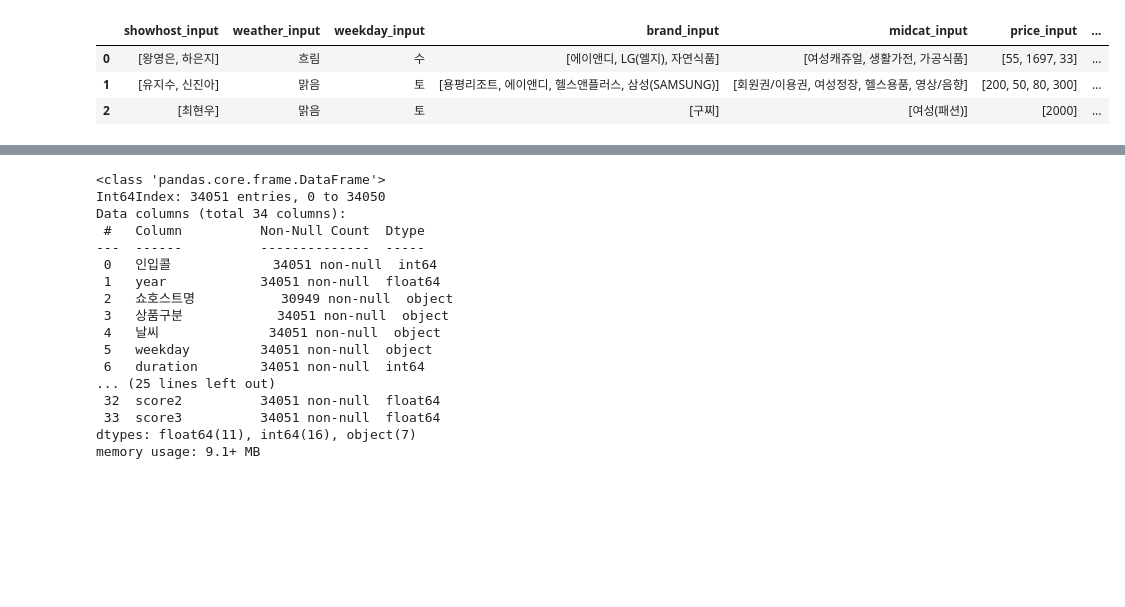
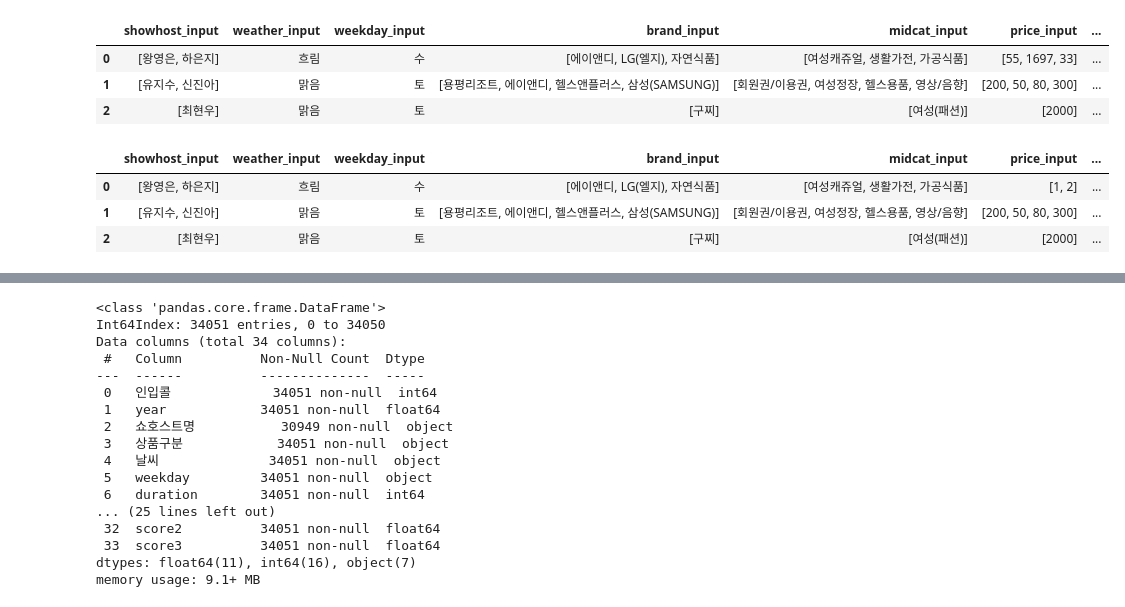
Before and after one commit to beomso0/predict_call, a Jupyter notebook: sh_preprocess/make_preprocess.ipynb, the cells around one changed output, grey strips where cells are left out. Drawn from its saved outputs; the diff is of its cells as text; code cells hidden in the pictures; blank space fills up the shorter version.

```diff
--- a/sh_preprocess/make_preprocess.ipynb
+++ b/sh_preprocess/make_preprocess.ipynb
@@ -85,0 +21,9 @@ def process_input(df):
+# %%
+test_df.at[0,'price_input'] = [1,2]
+# %%
+test_df
+# %% [output]
+|  | showhost_input | weather_input | weekday_input | brand_input | midcat_input | price_input | ... |
+| 0 | [왕영은, 하은지] | 흐림 | 수 | [에이앤디, LG(엘지), 자연식품] | [여성캐쥬얼, 생활가전, 가공식품] | [1, 2] | ... |
+| 1 | [유지수, 신진아] | 맑음 | 토 | [용평리조트, 에이앤디, 헬스앤플러스, 삼성(SAMSUNG)] | [회원권/이용권, 여성정장, 헬스용품, 영상/음향] | [200, 50, 80, 300] | ... |
+| 2 | [최현우] | 맑음 | 토 | [구찌] | [여성(패션)] | [2000] | ... |
```
Also changed, not shown: parts of 9 cells of this notebook, 7 other files.
